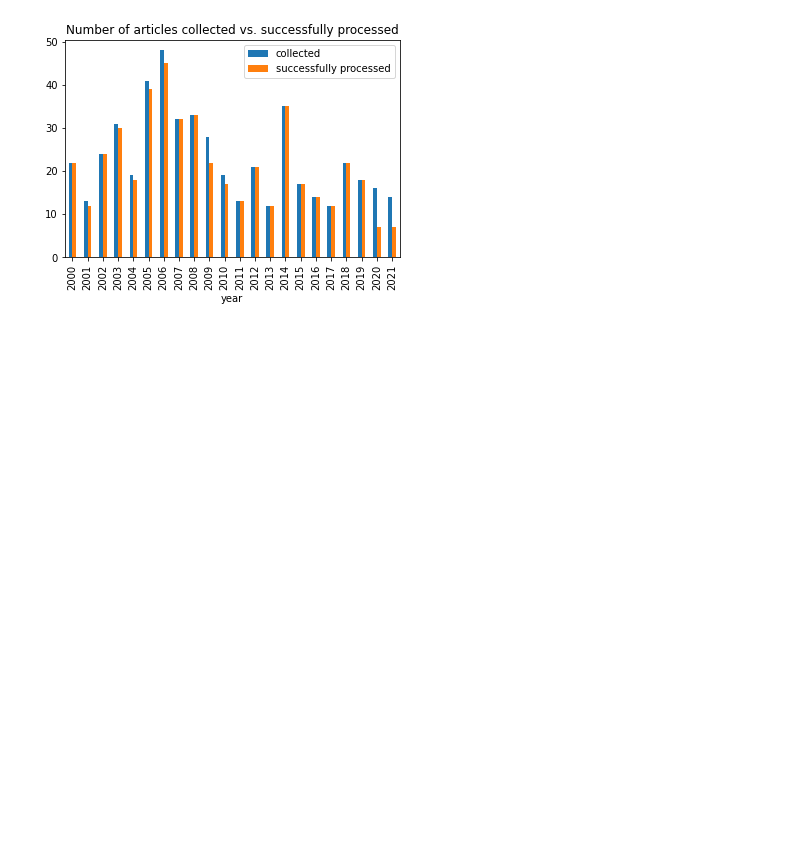
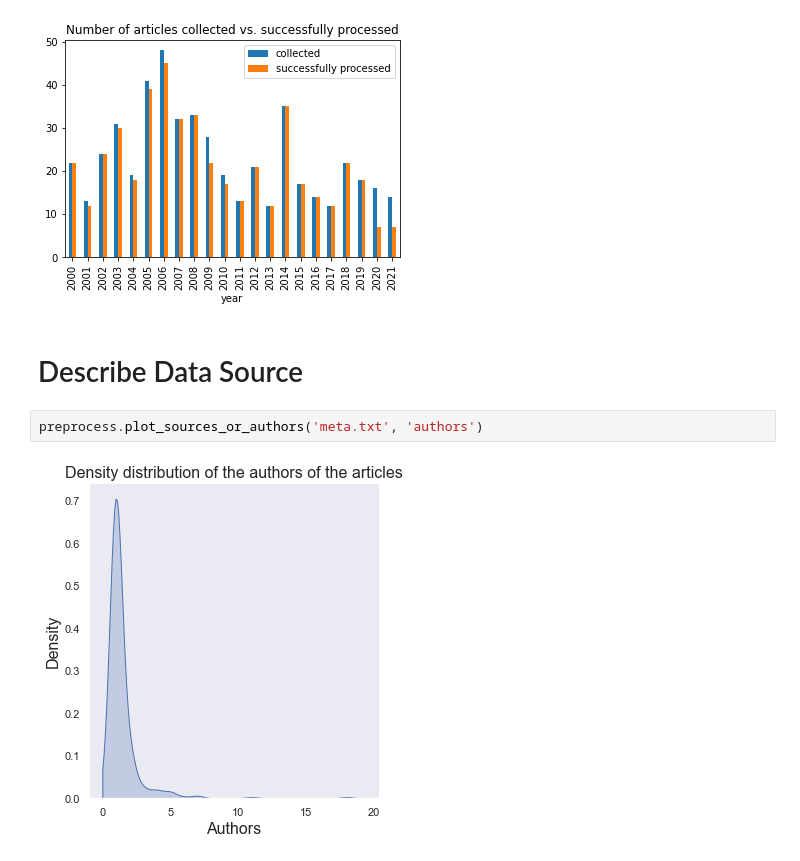
Before and after one commit to macs30200-s22/replication-materials-isaduan, a Jupyter notebook: preprocess.ipynb, the cells around one changed output. Saved outputs shown, nothing was run; the diff lists cells and outputs as text; blank space fills up the shorter version.

```diff
--- a/preprocess.ipynb
+++ b/preprocess.ipynb
@@ -32,3 +32,9 @@ preprocess.plot_descriptive_stats(data, prev_total, post_total, 2)
 preprocess.plot_descriptive_stats(data, prev_total, post_total, 3)
 # %% [output]
 [figure]
+# %% [markdown]
+# Describe Data Source
+# %%
+preprocess.plot_sources_or_authors('meta.txt', 'authors')
+# %% [output]
+[figure, added]
```
Also changed, not shown: parts of 2 cells of this notebook, 56 other files.
